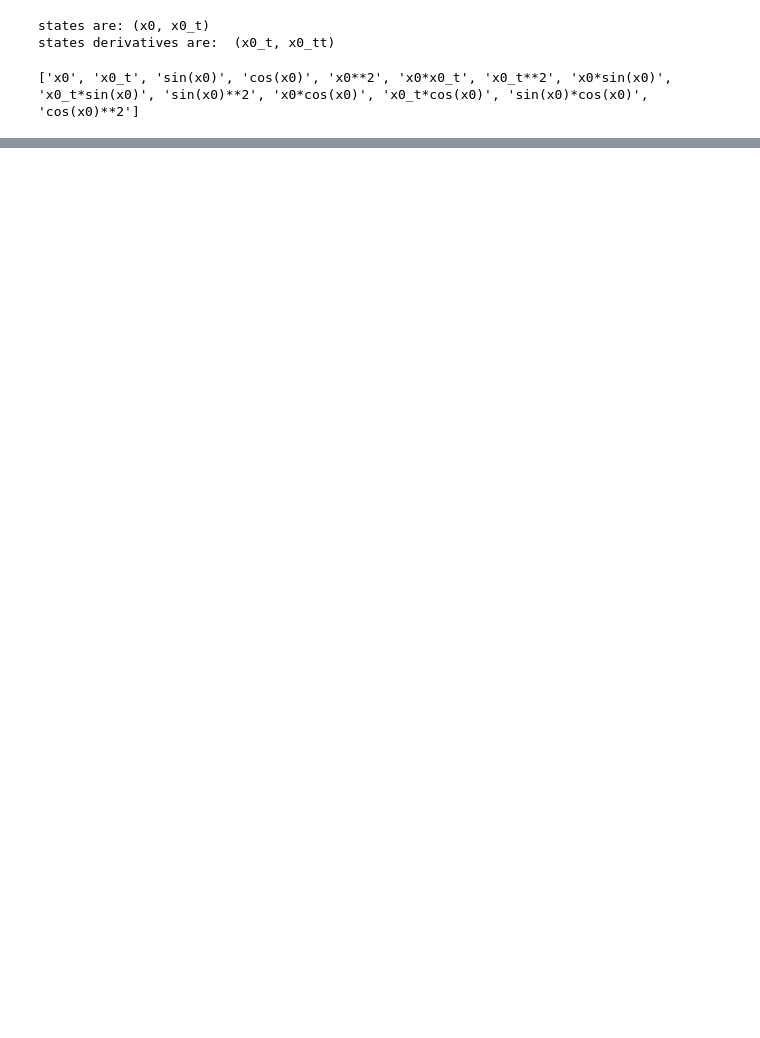
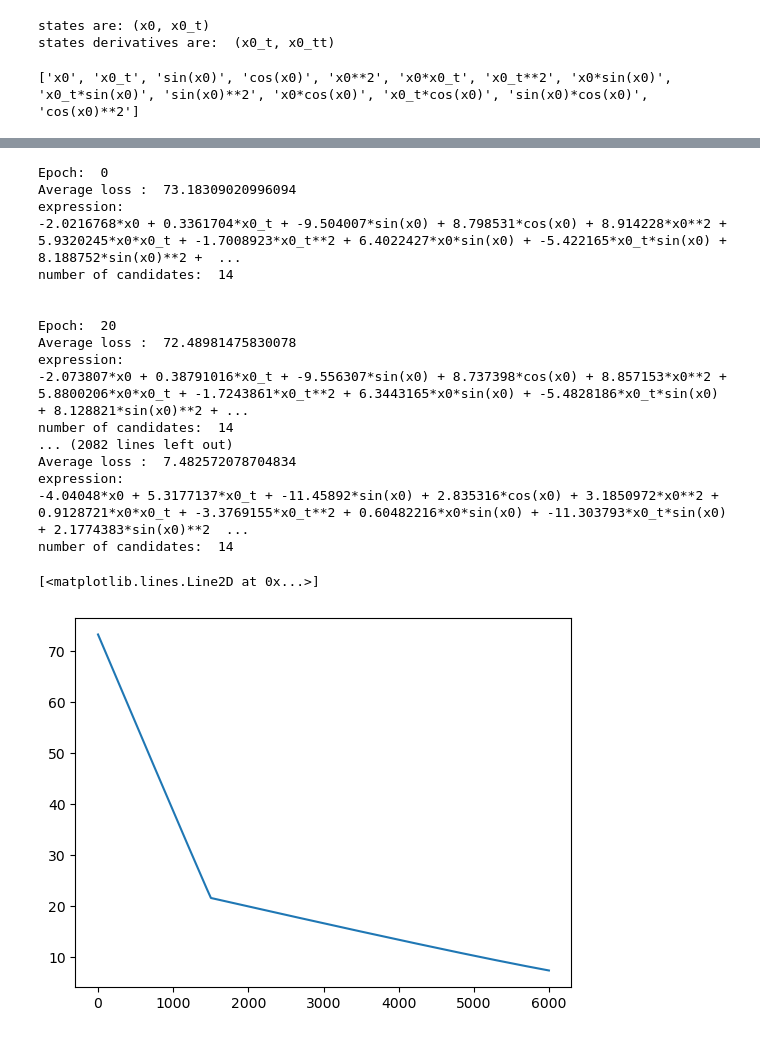
Before and after one commit to stilrmy/Autoencoder-conservtive_expression, a Jupyter notebook: SinglePendulum_Train.ipynb, the cells around one changed output, grey strips where cells are left out. Saved outputs shown, nothing was run; the diff lists cells and outputs as text; code cells hidden in the pictures; blank space fills up the shorter version.

```diff
--- a/SinglePendulum_Train.ipynb
+++ b/SinglePendulum_Train.ipynb
@@ -95,13 +111,21 @@ states derivatives are:  (x0_t, x0_tt)
 # %%
 #build function expression for the library in str
 expr= HL.buildFunctionExpressions(2,states_dim,states,use_sine=True)
-#expr=['x0', 'x0_t', 'sin(x0)', 'cos(x0)', 'x0**2', 'x0*x0_t', 'x0_t**2', 'x0*sin(x0)', 'x0_t*sin(x0)', 'sin(x0)**2', 'x0*cos(x0)', 'x0_t*cos(x0)', 'sin(x0)*cos(x0)', 'cos(x0)**2']
+#expr=['x0', 'x0_t', 'sin(x0)', 'cos(x0)', 'x0**2', 'x0*x0_t',
+#'x0_t**2', 'x0*sin(x0)', 'x0_t*sin(x0)', 'sin(x0)**2',
+#'x0*cos(x0)', 'x0_t*cos(x0)', 'sin(x0)*cos(x0)', 'cos(x0)**2']
 #expr=['cos(x0)','x0_t**2']
 "a list of candidate function"
 print(expr)
 coef = torch.ones(len(expr), device=device).data.uniform_(-10,10)
+coef = Variable(coef,requires_grad=True)
 # %% [output]
 ['x0', 'x0_t', 'sin(x0)', 'cos(x0)', 'x0**2', 'x0*x0_t', 'x0_t**2', 'x0*sin(x0)', 'x0_t*sin(x0)', 'sin(x0)**2', 'x0*cos(x0)', 'x0_t*cos(x0)', 'sin(x0)*cos(x0)', 'cos(x0)**2']
 # %%
 #TBD
 #time derivative of the expressions
+expr_dot = ['x0_t','x0_tt','x0_t*cos(x0)','-x0_t*cos(x0)','2*x0_t*x0',
+           'x0_t**2+x0*x0_tt','2*x0_t*x0_tt','x0_t*sin(x0)+x0*x0_t*cos(x0)',
+           'x0_tt*sin(x0)+cos(x0)*x0_t**2','2*x0_t*sin(x0)*cos(x0)',
+           'x0_t*cos(x0)-x0*x0_t*sin(x0)','x0_tt*cos(x0)-sin(x0)*x0_t**2',
+           'x0_t*cos(x0)**2-x0_t*sin(x0)**2','-2*x0_t*sin(x0)*cos(x0)']
@@ -110,0 +158,54 @@ coef = torch.ones(len(expr), device=device).data.uniform_(-10,10)
+# %%
+def training_loop(coef,t,expr_val,expr_dot_val,params):
+    coef.requires_grad_(True)
+    loss_list = []
+    training_set_size = t
+    batch_size = params['batch_size']
+    opt = torch.optim.Adam([coef], lr=params['learning_rate'])
+    for i in range(training_set_size//batch_size):
+        expr_dot_val_batch = expr_dot_val[:,i*batch_size:(i+1)*batch_size]
+        loss = torch.mean(torch.abs(torch.matmul(coef,expr_dot_val_batch))) + 0.3*torch.mean(coef)
+        opt.zero_grad()
+        loss.backward()
+        opt.step()
+        loss_list.append(loss.item())
+    return coef,torch.tensor(loss_list).mean().item()
+# %%
+for epoch in range(params['num_epochs']):
+    coef, loss = training_loop(coef,t,expr_val,expr_dot_val,params)
+    loss_history.append(loss)
+    if epoch >= 1500:
+        params['learning_rate'] =  params['learning_rate_stage2']
+    if epoch % params['sample_frequency'] == 0:
+        print("\n")
+        print("Epoch: ", epoch)
+        print("Average loss : " , loss)
+        print("expression:")
+        print(HL.generateExpression(coef.cpu().detach().numpy(),expr))
+        print("number of candidates: ", len(expr))
+    survive_index = ((torch.abs(coef) >= params['threshold']).nonzero(as_tuple=True)[0]).detach().cpu().numpy()
+    expr = np.array(expr)[survive_index].tolist()
+    coef = coef[survive_index].clone().detach()
+    expr_val = expr_val[survive_index,:].clone().detach()
+    expr_dot_val = expr_dot_val[survive_index,:].clone().detach()
+plt.plot(loss_history)
+# %% [output]
+Epoch:  0
+Average loss :  73.18309020996094
+expression:
+-2.0216768*x0 + 0.3361704*x0_t + -9.504007*sin(x0) + 8.798531*cos(x0) + 8.914228*x0**2 + 5.9320245*x0*x0_t + -1.7008923*x0_t**2 + 6.4022427*x0*sin(x0) + -5.422165*x0_t*sin(x0) + 8.188752*sin(x0)**2 +  ...
+number of candidates:  14
+
+
+Epoch:  20
+Average loss :  72.48981475830078
+expression:
+-2.073807*x0 + 0.38791016*x0_t + -9.556307*sin(x0) + 8.737398*cos(x0) + 8.857153*x0**2 + 5.8800206*x0*x0_t + -1.7243861*x0_t**2 + 6.3443165*x0*sin(x0) + -5.4828186*x0_t*sin(x0) + 8.128821*sin(x0)**2 + ...
+number of candidates:  14
+... (2082 lines left out)
+Average loss :  7.482572078704834
+expression:
+-4.04048*x0 + 5.3177137*x0_t + -11.45892*sin(x0) + 2.835316*cos(x0) + 3.1850972*x0**2 + 0.9128721*x0*x0_t + -3.3769155*x0_t**2 + 0.60482216*x0*sin(x0) + -11.303793*x0_t*sin(x0) + 2.1774383*sin(x0)**2  ...
+number of candidates:  14
+[<matplotlib.lines.Line2D at 0x...>]
+[figure, added]
```
Also changed, not shown: parts of 5 cells of this notebook.
